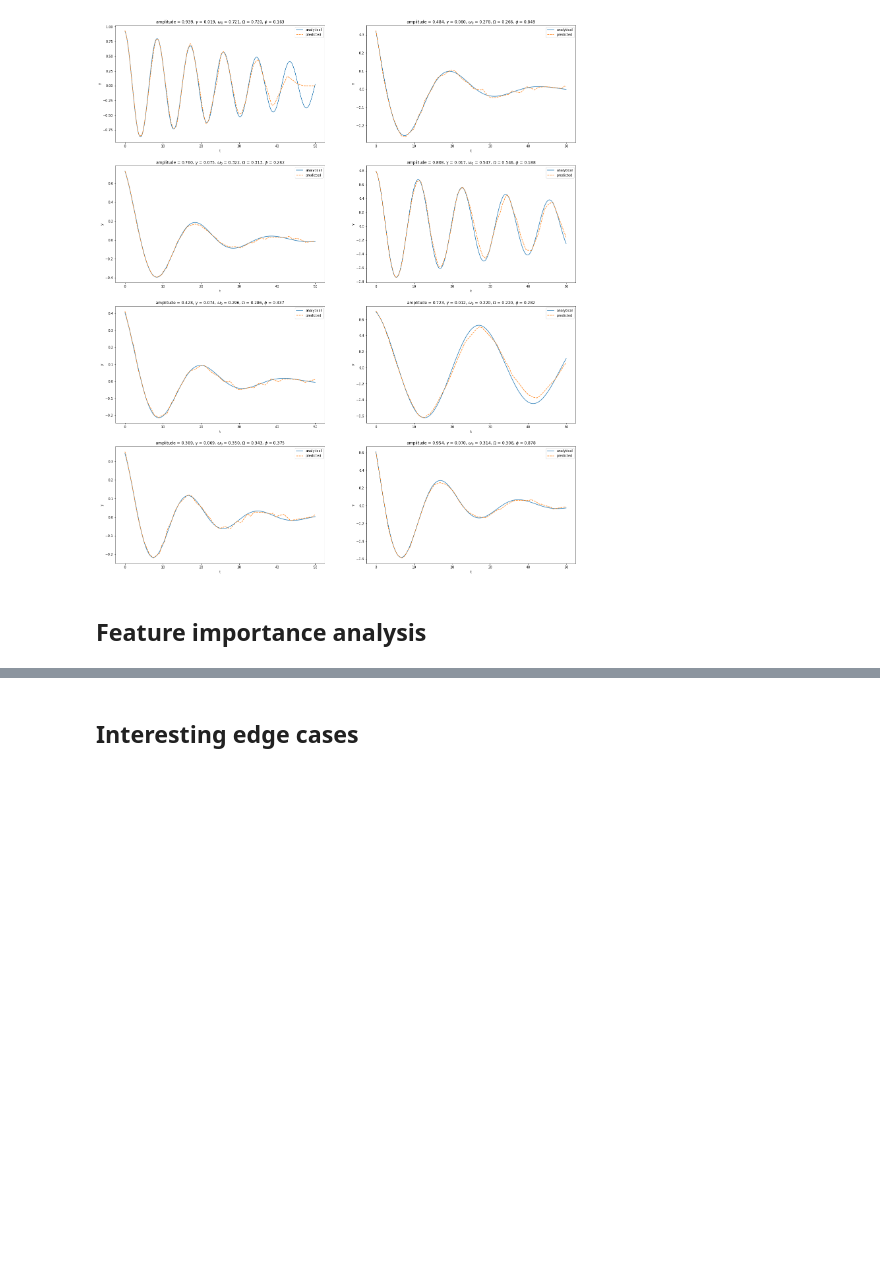
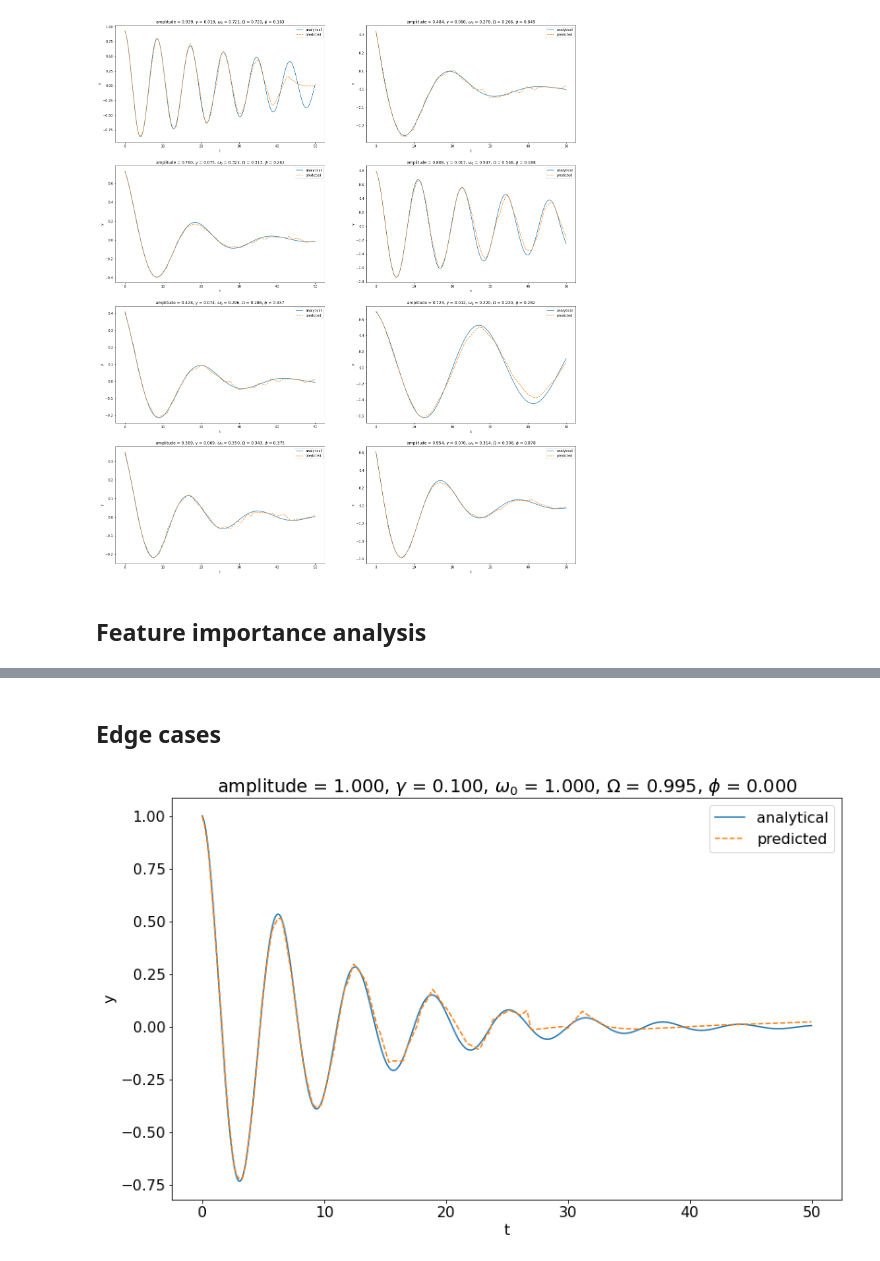
Before and after one commit to kyler-harrison/harmonic-oscillator-nn, a Jupyter notebook: underdamped_nn.ipynb, the cells around one changed output, grey strips where cells are left out. Cells and saved outputs as stored; diff of their text form; code cells hidden in the pictures; blank space fills up the shorter version.

Commit message:
added some edge case plots

```diff
--- a/underdamped_nn.ipynb
+++ b/underdamped_nn.ipynb
@@ -399,4 +395,26 @@ plt.show()
 # %% [markdown]
-## Interesting edge cases
+## Edge cases
 # %%
-# TODO
+# large omega_0, large gamma
+amplitude = 1
+omega_0 = 1
+gamma = 0.1
+Omega = np.sqrt(omega_0**2 - gamma**2)
+phi = 0
+positions = underdamped_position(t_values, amplitude, gamma, Omega, phi)
+
+sample_df = pd.DataFrame({"t": t_values, "amplitude": amplitude, "gamma": gamma, "omega_0": omega_0, "Omega": Omega, "phi": phi, "y": positions})
+X_sample = torch.tensor(sample_df[feat_cols].values).float()
+y_sample = sample_df["y"].to_numpy()
+sample_preds = model(X_sample)
+sample_preds = sample_preds.detach().numpy()
+sample_preds = sample_preds.reshape(sample_preds.shape[0])
+plt.plot(sample_df["t"], y_sample, label="analytical")
+plt.plot(sample_df["t"], sample_preds, "--", label="predicted")
+plt.xlabel("t")
+plt.ylabel("y")
+plt.legend()
+plt.title(fr"amplitude = {amplitude:.3f}, $\gamma$ = {gamma:.3f}, $\omega_0$ = {omega_0:.3f}, $\Omega$ = {Omega:.3f}, $\phi$ = {phi:.3f}")
+plt.show()
+# %% [output]
+[figure, added]
```
Also changed, not shown: parts of 14 cells of this notebook.
